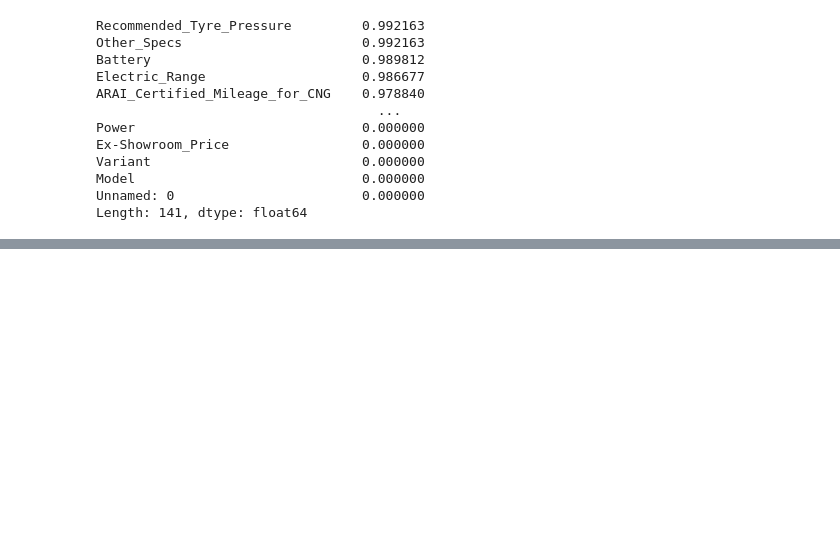
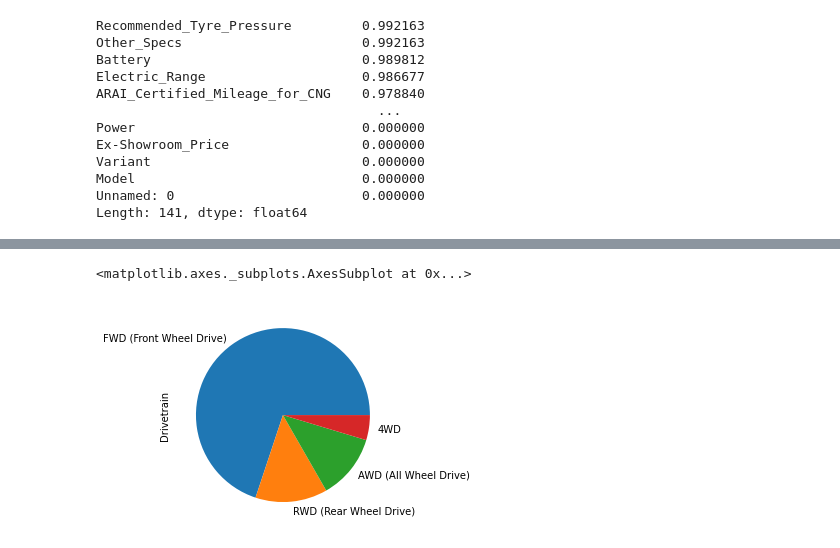
Before and after one commit to emojivibe/urvashi_data_engage, a Jupyter notebook: engage_cars.ipynb, the cells around one changed output, grey strips where cells are left out. Drawn from its saved outputs; the diff is of its cells as text; code cells hidden in the pictures; blank space fills up the shorter version.

```diff
--- a/engage_cars.ipynb
+++ b/engage_cars.ipynb
@@ -139,0 +115,3 @@ import numpy as np
+# %%
+import seaborn as sns
+sns.set_style("darkgrid")
@@ -139,0 +174,6 @@ import numpy as np
+# %%
+import pandas as pd
+import io
+
+df = pd.read_csv(io.BytesIO(uploaded['cars_engage_2022 (1).csv']))
+print(df)
@@ -139,0 +198,5 @@ import numpy as np
+# %%
+df.Drivetrain.value_counts().plot(kind='pie')
+# %% [output]
+<matplotlib.axes._subplots.AxesSubplot at 0x...>
+[figure, added]
```
Also changed, not shown: parts of 61 cells of this notebook.
